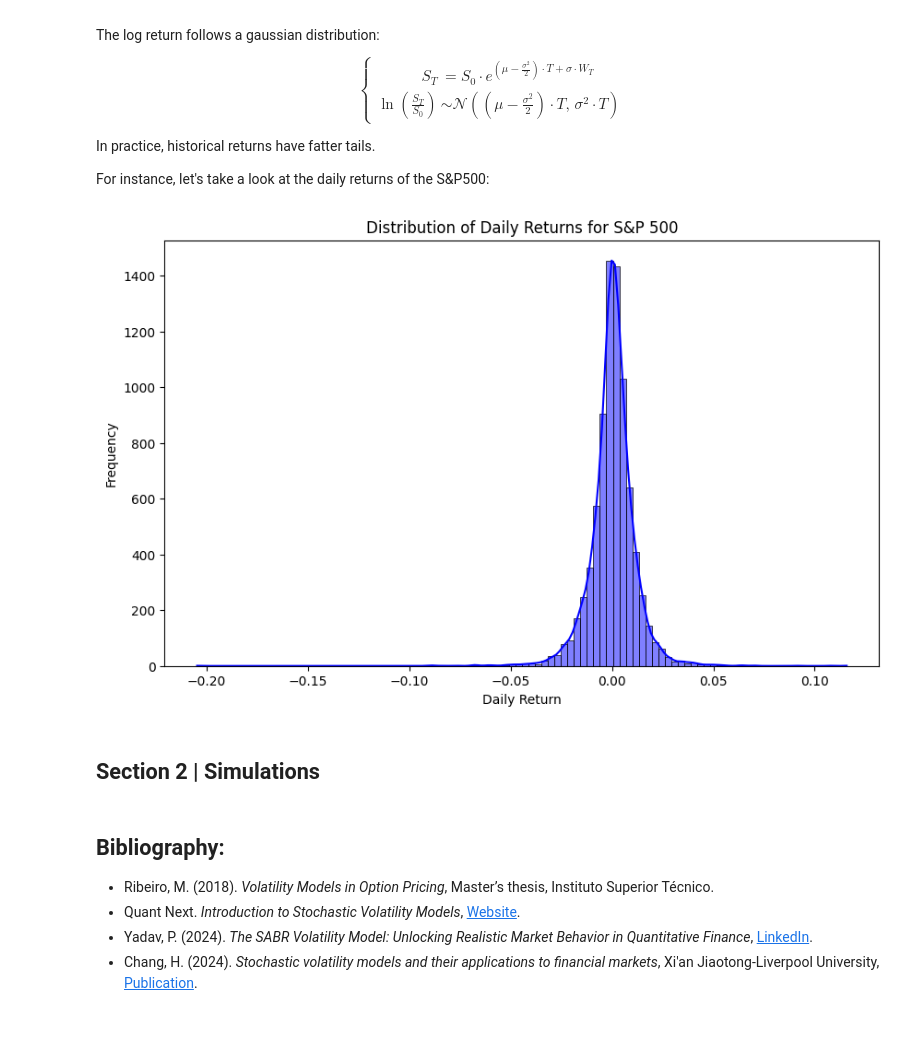
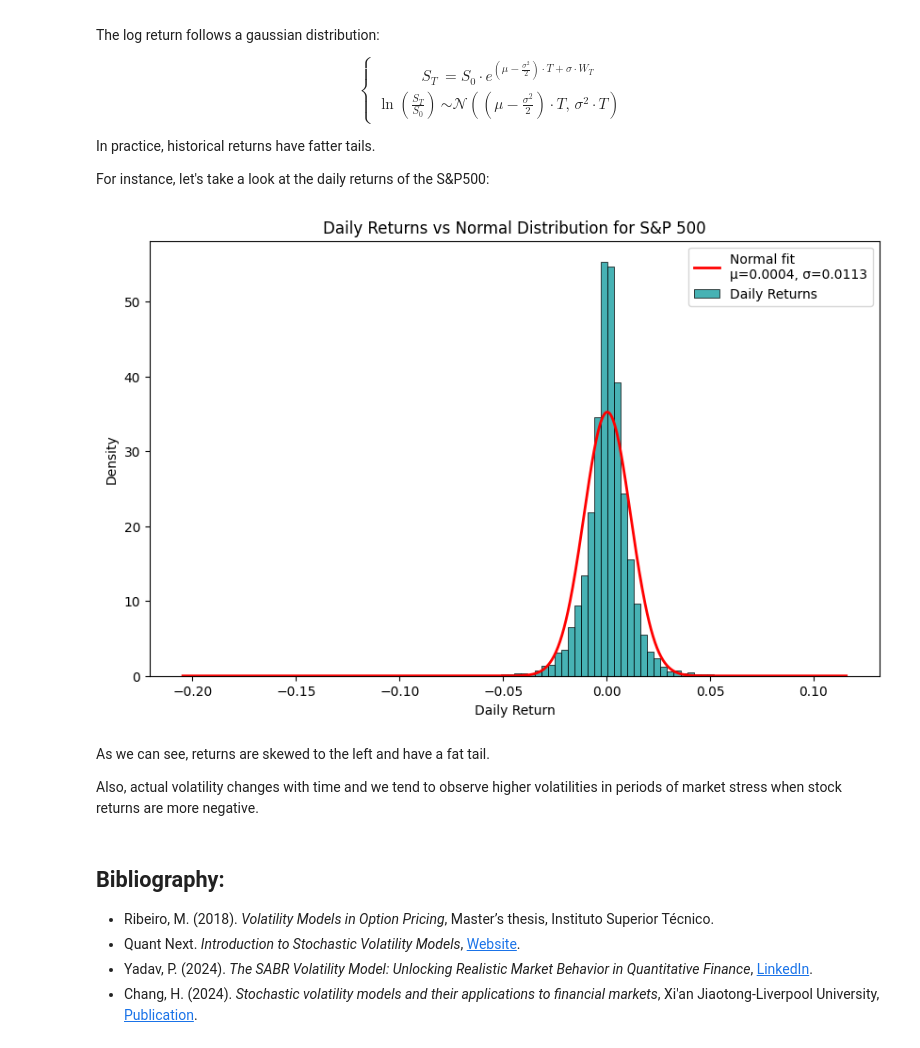
Before and after one commit to adbayre/Quant-Option-Portfolio, a Jupyter notebook: Stochastic_Volatility_Models.ipynb, the cells around one changed output. Drawn from its saved outputs; the diff is of its cells as text; code cells hidden in the pictures.

```diff
--- a/Stochastic_Volatility_Models.ipynb
+++ b/Stochastic_Volatility_Models.ipynb
@@ -35,23 +35,34 @@ For instance, let's take a look at the daily returns of the S&P500:
 # %%
 import numpy as np
 import pandas as pd
 import matplotlib.pyplot as plt
 import seaborn as sns
-# daily data from 1986 to 2018
+from scipy.stats import norm
+
+# daily data from 1986 to 2018 (from Kaggle)
 sp500 = pd.read_csv("spx.csv")
 sp500["Return"] = sp500["close"].pct_change().dropna()
+mu, sigma = sp500["Return"].mean(), sp500["Return"].std()
 
-# histogram
-n, bins, patches = sns.histplot(sp500["Return"], bins=100, kde=True, color='blue')
+# Plot histogram
 plt.figure(figsize=(10,6))
-plt.title(f'Distribution of Daily Returns for S&P 500')
+sns.histplot(sp500["Return"], bins=100, kde=False, color="#09999B", stat='density', label='Daily Returns')
+
+# Plot normal distribution
+x = np.linspace(sp500["Return"].min(), sp500["Return"].max(), 1000)
+plt.plot(x, norm.pdf(x, mu, sigma), 'r', lw=2, label=f'Normal fit\nμ={mu:.4f}, σ={sigma:.4f}')
+
+plt.title(f'Daily Returns vs Normal Distribution for S&P 500')
 plt.xlabel('Daily Return')
-plt.ylabel('Frequency')
+plt.ylabel('Density')
+plt.legend()
 plt.show()
 # %% [output]
-[figure, old version]
+[figure, new version]
-# %% [markdown]
-## Section 2 | Simulations
+# %% [markdown]
+As we can see, returns are skewed to the left and have a fat tail.
+
+Also, actual volatility changes with time and we tend to observe higher volatilities in periods of market stress when stock returns are more negative.
 # %% [markdown]
 ## Bibliography:
 - Ribeiro, M. (2018). *Volatility Models in Option Pricing*, Master’s thesis, Instituto Superior Técnico.
```
Also changed, not shown: parts of 2 cells of this notebook.
